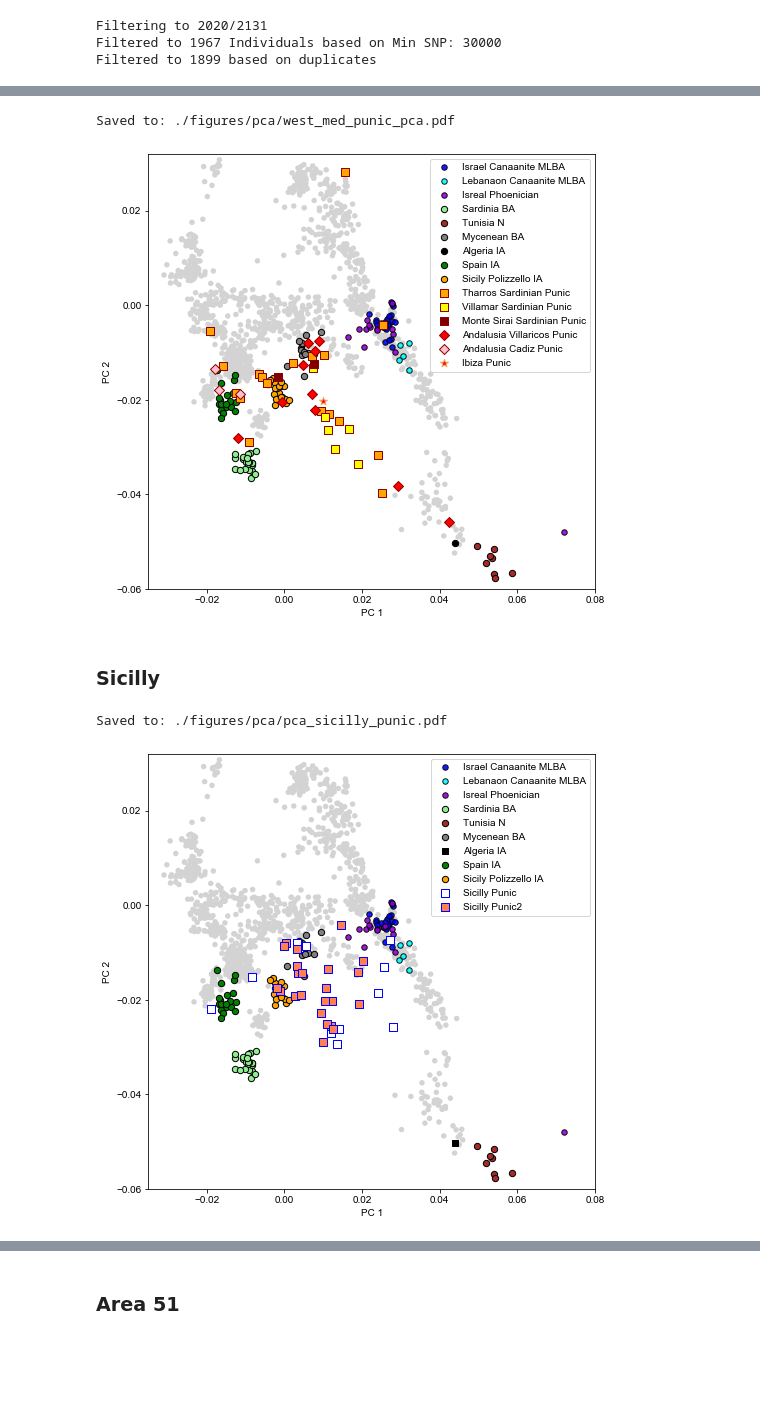
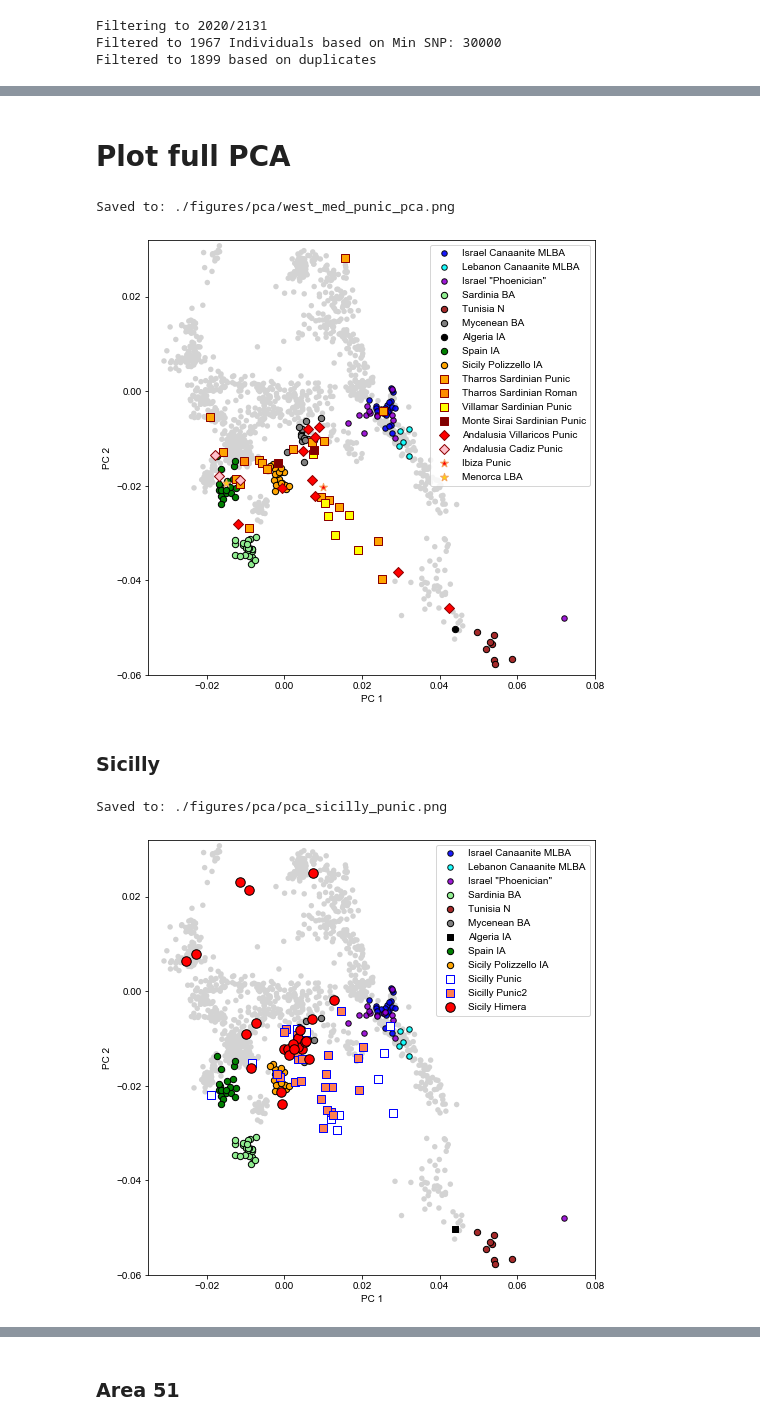
Before and after one commit to hringbauer/punic_aDNA, a Jupyter notebook: notebooks/pca/plot_pca.ipynb, the cells around one changed output, grey strips where cells are left out. Saved outputs shown, nothing was run; the diff lists cells and outputs as text; code cells hidden in the pictures; blank space fills up the shorter version.

```diff
--- a/notebooks/pca/plot_pca.ipynb
+++ b/notebooks/pca/plot_pca.ipynb
@@ -100,7 +100,7 @@ df.columns=["iid", "pc1", "pc2", "pc3", "pc4", "pop"]
 df = remove_individuals(df, remove_list=["_d"])
 
 df_meta = pd.read_csv("/n/groups/reich/hringbauer/Data/v44.0.anno.csv", sep=",")
-df2 = df_meta[["iid", "Master ID", "loc", "n_cov_snp", "mean_cov", "sex"]]
+df2 = df_meta[["iid", "Master ID", "loc", "n_cov_snp", "mean_cov", "sex", "age"]]
 df = pd.merge(df, df2, on="iid", how="left")
 idx = (df["n_cov_snp"]<min_snp)
 df = df[~idx]
@@ -109,7 +109,7 @@ print(f"Filtered to {len(df)} Individuals based on Min SNP: {min_snp}")
 
 df = df.sort_values(by="n_cov_snp", ascending=False)
 dup = (df["Master ID"].duplicated() & ~df["Master ID"].isnull())
-df = df[~dup]
+df = df[~dup].copy().reset_index(drop=True)
 print(f"Filtered to {len(df)} based on duplicates")
 # %% [output]
 Filtering to 2020/2131
@@ -122,6 +141,7 @@ df_le = get_sub_pops_exact(df, pop_list=["Lebanon_MBA_Canaanite.SG"])
 df_isp = get_sub_pops_exact(df, pop_list=["Israel_Phoenician"])
 
 df_sard = get_sub_pops_exact(df, pop_list=["Italy_Sardinia_Punic"])
+df_sard1 = get_sub_pops_exact(df, pop_list=["Italy_Sardinia_Punic_Roman"])
 df_sard_ba = get_sub_pops_exact(df, pop_list=["Italy_Sardinia_EBA","Italy_Sardinia_BA_Nuragic"])
 
 df_tun = get_sub_pops_exact(df, pop_list=["Tunisia_N"])
@@ -139,6 +159,8 @@ df_ib = get_sub_pops_exact(df, ["Ibiza_Punic.SG"])
 df_sic = get_sub_pops_exact(df, ["Italy_Phoenician_Sicily"])
 df_sic2 = get_sub_pops_exact(df, ["Italy_Sicily_Punic"])
 df_sic_ia = get_sub_pops_exact(df, ["Italy_Sicily_IA_Polizzello"])
+df_sic_him = get_sub_pops(df, ["Sicily_Himera"])
+df_meno = get_sub_pops(df, ["Menorca"])
 # %% [output]
 Found: 1196/1899
 Found: 23/1899
@@ -176,15 +182,17 @@ Name: loc, Length: 1899, dtype: object
+# %% [markdown]
+# Plot full PCA
 # %%
 #savepath="./figures/pca/west_med_punic_pca.pdf"
-savepath="./figures/pca/west_med_punic_pca.pdf"
+savepath="./figures/pca/west_med_punic_pca.png"
+#savepath=""
 
 plt.figure(figsize=(8,8))
 ax = plt.gca()
 
 plot_pca_ho(ax, df_ho, c="lightgray", text=False)
-
 plot_pca(ax, df_is, c="blue", legend="Israel Canaanite MLBA", ec="k", alpha=0.9)
-plot_pca(ax, df_le, c="aqua", legend="Lebanaon Canaanite MLBA", ec="k", alpha=0.9)
-plot_pca(ax, df_isp, c="darkviolet", legend="Isreal Phoenician", ec="k", alpha=0.9)
+plot_pca(ax, df_le, c="aqua", legend="Lebanon Canaanite MLBA", ec="k", alpha=0.9)
+plot_pca(ax, df_isp, c="darkviolet", legend="Israel \"Phoenician\"", ec="k", alpha=0.9)
 ### Plot the Sardinian Samples
 plot_pca(ax, df_sard_ba, c="lightgreen", legend="Sardinia BA", ec="k", s=40)
 plot_pca(ax, df_tun, c="brown", legend="Tunisia N", ec="k", s=40)
@@ -195,7 +203,9 @@ plot_pca(ax, df_spain, c="green", legend="Spain IA", s=40, ec="k")
 
 plot_pca(ax, df_sic_ia, c="orange", legend="Sicily Polizzello IA", s=40, ec="k")
 
-plot_pca(ax, df_sard, c="orange", legend="Tharros Sardinian Punic", ec="darkred", s=50, marker="s")
+plot_pca(ax, df_sard, c="orange", legend="Tharros Sardinian Punic", ec="darkred", s=50, marker="s", text=False)
+plot_pca(ax, df_sard1, c="darkorange", legend="Tharros Sardinian Roman", ec="darkred", s=50, marker="s", text=False)
+
 plot_pca(ax, df_vil, c="yellow", legend="Villamar Sardinian Punic", ec="darkred", s=50, marker="s")
 plot_pca(ax, df_msr, c="maroon", legend="Monte Sirai Sardinian Punic", ec="darkred", s=50, marker="s")
 
@@ -203,6 +213,12 @@ plot_pca(ax, df_vill, c="red", legend="Andalusia Villaricos Punic", ec="darkred"
 plot_pca(ax, df_cad, c="pink", legend="Andalusia Cadiz Punic", ec="darkred", s=50, marker="D", text=False)
 
 plot_pca(ax, df_ib, c="red", legend="Ibiza Punic", ec="sandybrown", s=70, marker="*")
+plot_pca(ax, df_meno, c="gold", legend="Menorca LBA", ec="sandybrown", s=70, marker="*")
+
+
+#plot_pca(ax, df_sic, c="w", legend="Sicilly Punic", ec="blue", s=70, marker="s")
+#plot_pca(ax, df_sic2, c="coral", legend="Sicilly Punic2", ec="blue", s=70, marker="s")
+#plot_pca(ax, df_sic_him, c="red", legend="Sicily Himera", s=90, marker="o", ec="k")
 
 #plot_pca(ax, df_sic, c="k", legend="Sicilly Punic", ec="blue", s=70, marker=">")
 #plot_pca(ax, df_sic2, c="coral", legend="Sicilly Punic2", ec="blue", s=70, marker=">")
@@ -220,12 +236,12 @@ if len(savepath) > 0:
 
 plt.show()
 # %% [output]
-Saved to: ./figures/pca/west_med_punic_pca.pdf
+Saved to: ./figures/pca/west_med_punic_pca.png
-[figure, old version]
+[figure, new version]
 # %% [markdown]
 ### Sicilly
 # %%
-savepath="./figures/pca/pca_sicilly_punic.pdf"
+savepath="./figures/pca/pca_sicilly_punic.png"
 
 plt.figure(figsize=(8,8))
 ax = plt.gca()
@@ -233,39 +249,40 @@ ax = plt.gca()
 plot_pca(ax, df_ho, c="lightgray")
 
 plot_pca(ax, df_is, c="blue", legend="Israel Canaanite MLBA", ec="k", alpha=0.9)
-plot_pca(ax, df_le, c="aqua", legend="Lebanaon Canaanite MLBA", ec="k", alpha=0.9)
-plot_pca(ax, df_isp, c="darkviolet", legend="Isreal Phoenician", ec="k", alpha=0.9)
+plot_pca(ax, df_le, c="aqua", legend="Lebanon Canaanite MLBA", ec="k", alpha=0.9)
+plot_pca(ax, df_isp, c="darkviolet", legend="Israel \"Phoenician\"", ec="k", alpha=0.9)
 ### Plot the Sardinian Samples
 plot_pca(ax, df_sard_ba, c="lightgreen", legend="Sardinia BA", ec="k", s=40)
 plot_pca(ax, df_tun, c="brown", legend="Tunisia N", ec="k", s=40)
 plot_pca(ax, df_greek, c="gray", legend="Mycenean BA", ec="k", s=40)
 
 plot_pca(ax, df_alg, c="k", legend="Algeria IA", s=40, marker="s", ec="k")
 plot_pca(ax, df_spain, c="green", legend="Spain IA", s=40, ec="k")
 plot_pca(ax, df_sic_ia, c="orange", legend="Sicily Polizzello IA", s=40, ec="k")
 
 #plot_pca(ax, df_sard, c="orange", legend="Tharros Sardinian Punic", ec="darkred", s=50, marker="s")
 #plot_pca(ax, df_vil, c="yellow", legend="Villamar Sardinian Punic", ec="darkred", s=50, marker="s")
 #plot_pca(ax, df_msr, c="maroon", legend="Monte Sirai Sardinian Punic", ec="darkred", s=50, marker="s")
 
 #plot_pca(ax, df_vill, c="red", legend="Andalusia Villaricos Punic", ec="darkred", s=50, marker="D")
 #plot_pca(ax, df_ib, c="red", legend="Ibiza Punic", ec="sandybrown", s=70, marker="*")
 
 plot_pca(ax, df_sic, c="w", legend="Sicilly Punic", ec="blue", s=70, marker="s")
 plot_pca(ax, df_sic2, c="coral", legend="Sicilly Punic2", ec="blue", s=70, marker="s")
+plot_pca(ax, df_sic_him, c="red", legend="Sicily Himera", s=90, marker="o", ec="k")
 
 ax.legend(loc="upper right", fontsize=10)
 ax.set_xlabel("PC 1")
 ax.set_ylabel("PC 2")
 ax.set_xlim([-0.035,0.08])
 ax.set_ylim([-0.06,0.032])
 
 if len(savepath) > 0:
     plt.savefig(savepath, bbox_inches = 'tight',
                 pad_inches = 0, dpi=600)
     print(f"Saved to: {savepath}")
 
 plt.show()
 # %% [output]
-Saved to: ./figures/pca/pca_sicilly_punic.pdf
+Saved to: ./figures/pca/pca_sicilly_punic.png
-[figure, old version]
+[figure, new version]
```
Also changed, not shown: parts of 16 cells of this notebook, 11 other files.
